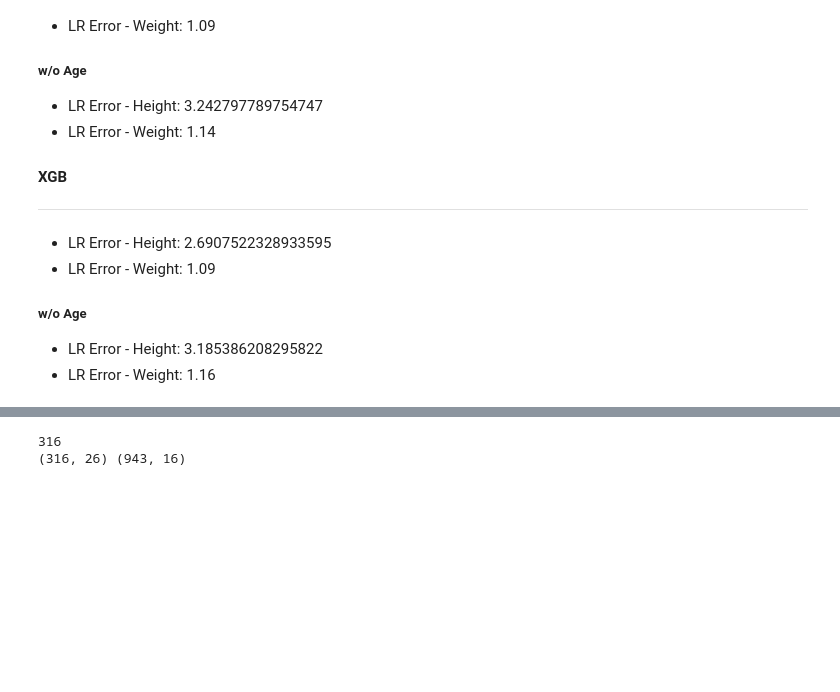
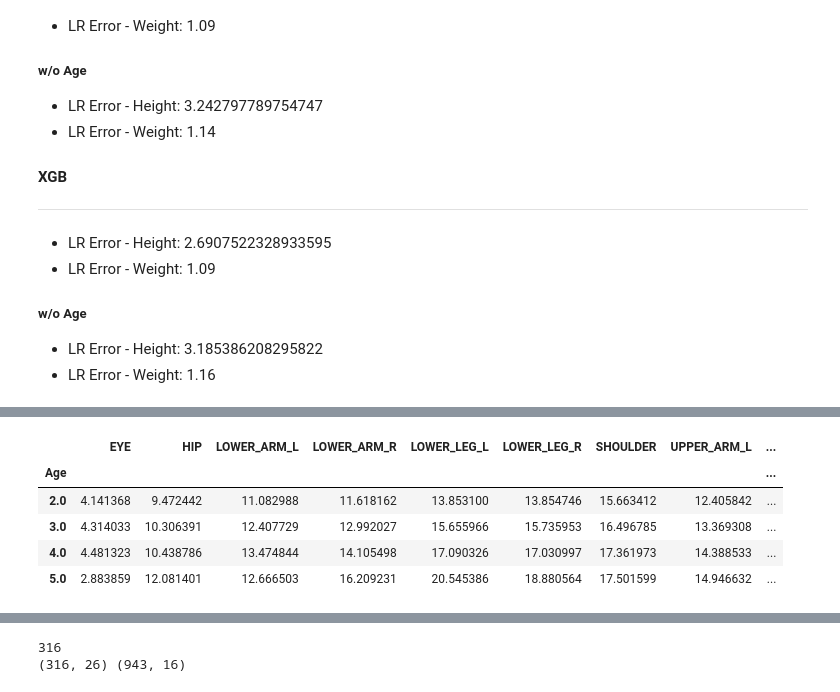
Before and after one commit to canaltinigne/bmai-project, a Jupyter notebook: Regression.ipynb, the cells around one changed output, grey strips where cells are left out. Saved outputs shown, nothing was run; the diff lists cells and outputs as text; code cells hidden in the pictures; blank space fills up the shorter version.

```diff
--- a/Regression.ipynb
+++ b/Regression.ipynb
@@ -908,0 +155,6 @@ y_df_test = test_set.loc[:, test_set.columns.isin(['Height_cm', 'Weight_kg'])]
+# %%
+# Read Joint Length and Ages from csv files
+length = pd.read_csv('csvs/BODYPIX_FULL_BODY_LENGTH_CM.csv', converters={'name': lambda x: str(x)})
+ages = pd.read_csv('csvs/AGES.csv', converters={'ChildID': lambda x: str(x)})
+
+pd.read_csv('csvs/BODYPIX_FULL_BODY_LENGTH_CM.csv').head()
@@ -908,0 +168,13 @@ y_df_test = test_set.loc[:, test_set.columns.isin(['Height_cm', 'Weight_kg'])]
+# %%
+# Check the mean joint lengths for each age group
+
+df = pd.merge(left=length, right=ages, left_on='name', right_on='ChildID')
+df['Age'] = np.floor(df['Age_M_x'] / 12)
+df.groupby(by='Age').mean()
+# %% [output]
+|  | EYE | HIP | LOWER_ARM_L | LOWER_ARM_R | LOWER_LEG_L | LOWER_LEG_R | SHOULDER | UPPER_ARM_L | ... |
+| Age |  |  |  |  |  |  |  |  | ... |
+| 2.0 | 4.141368 | 9.472442 | 11.082988 | 11.618162 | 13.853100 | 13.854746 | 15.663412 | 12.405842 | ... |
+| 3.0 | 4.314033 | 10.306391 | 12.407729 | 12.992027 | 15.655966 | 15.735953 | 16.496785 | 13.369308 | ... |
+| 4.0 | 4.481323 | 10.438786 | 13.474844 | 14.105498 | 17.090326 | 17.030997 | 17.361973 | 14.388533 | ... |
+| 5.0 | 2.883859 | 12.081401 | 12.666503 | 16.209231 | 20.545386 | 18.880564 | 17.501599 | 14.946632 | ... |
```
Also changed, not shown: parts of 109 cells of this notebook.
